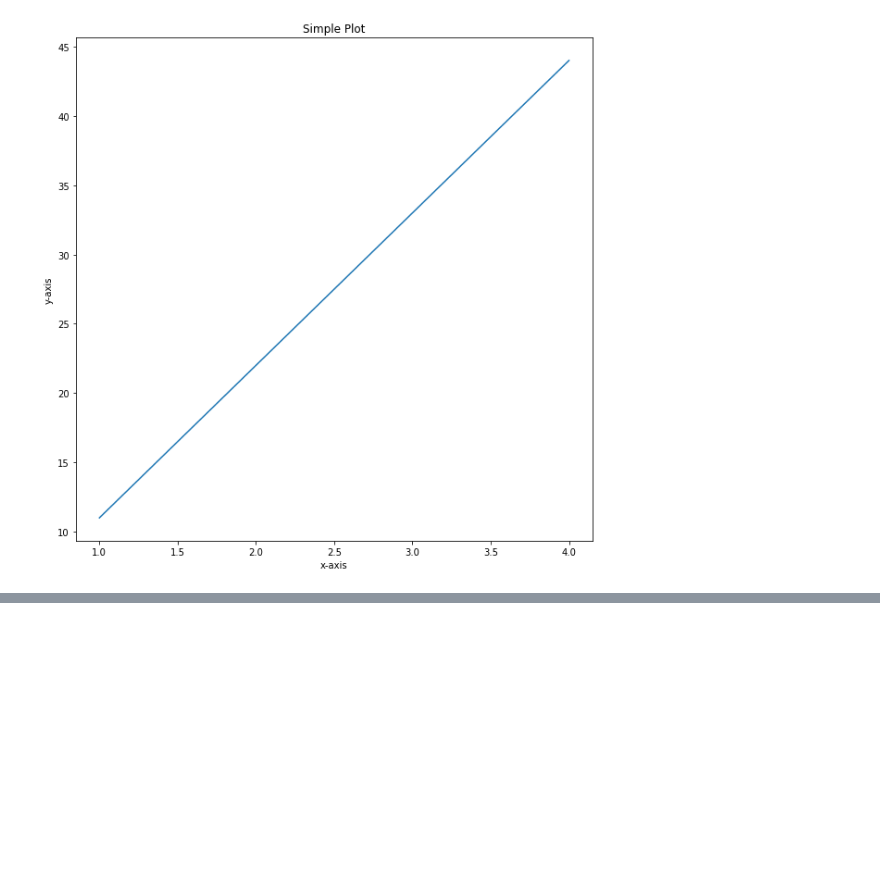
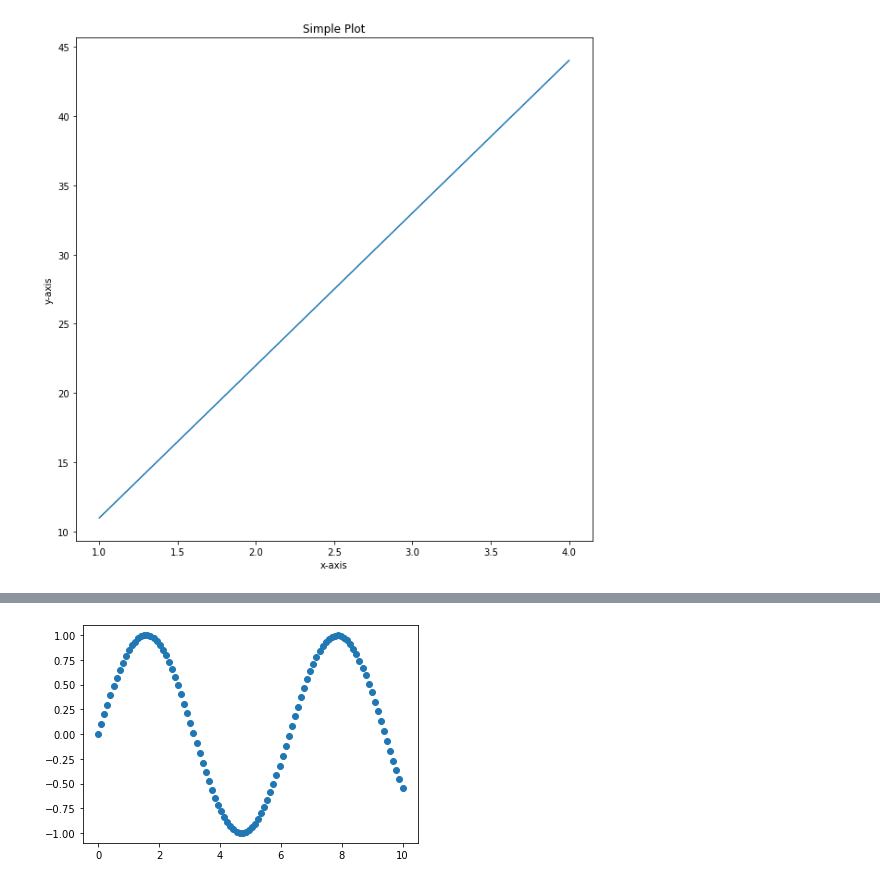
Before and after one commit to AndreyCesarVilacha/PandasNumPy, a Jupyter notebook: Introduction to Matplotlib.ipynb, the cells around one changed output, grey strips where cells are left out. Saved outputs shown, nothing was run; the diff lists cells and outputs as text; code cells hidden in the pictures; blank space fills up the shorter version.

```diff
--- a/Introduction to Matplotlib.ipynb
+++ b/Introduction to Matplotlib.ipynb
@@ -80,0 +102,6 @@ fig.savefig("images/sample-plot.png")
+# %%
+#Anoter scatter plot
+fig, ax = plt.subplots()
+ax.scatter(x, np.sin(x));
+# %% [output]
+[figure, added]
```
Also changed, not shown: parts of 37 cells of this notebook, 1 other file.
